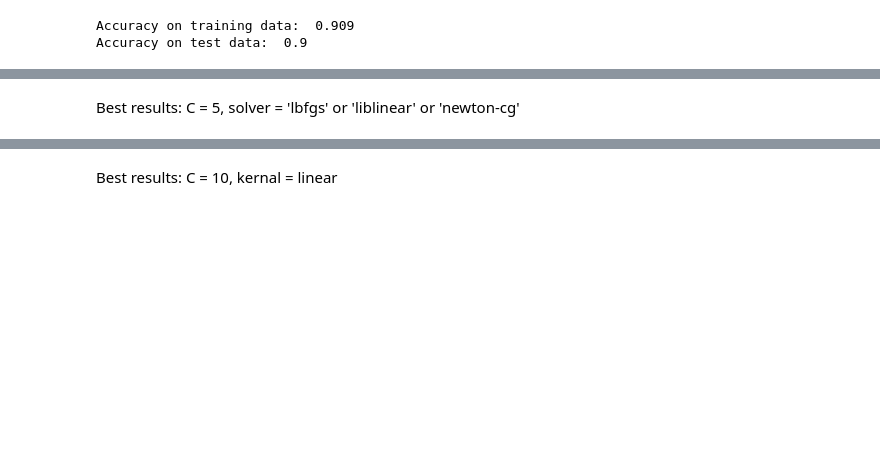
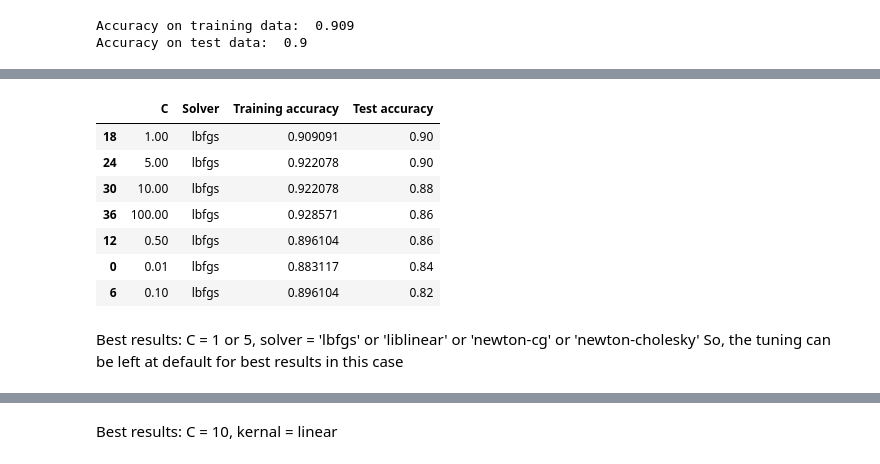
Before and after one commit to MichaelMcCarey/WildfiresProject, a Jupyter notebook: WildfiresProject.ipynb, the cells around one changed output, grey strips where cells are left out. Drawn from its saved outputs; the diff is of its cells as text; code cells hidden in the pictures; blank space fills up the shorter version.

```diff
--- a/WildfiresProject.ipynb
+++ b/WildfiresProject.ipynb
@@ -142,5 +166,19 @@ C=100, solver='saga', Accuracy on training data: 0.870, Accuracy on test data: 0
+# %%
+# to show effect of changing C with a constant solver with default 'lbfgs'
+logistic_chart_C = logistic_chart[logistic_chart['Solver'] == 'lbfgs']
+logistic_chart_C
+# %% [output]
+|  | C | Solver | Training accuracy | Test accuracy |
+| 18 | 1.00 | lbfgs | 0.909091 | 0.90 |
+| 24 | 5.00 | lbfgs | 0.922078 | 0.90 |
+| 30 | 10.00 | lbfgs | 0.922078 | 0.88 |
+| 36 | 100.00 | lbfgs | 0.928571 | 0.86 |
+| 12 | 0.50 | lbfgs | 0.896104 | 0.86 |
+| 0 | 0.01 | lbfgs | 0.883117 | 0.84 |
+| 6 | 0.10 | lbfgs | 0.896104 | 0.82 |
 # %% [markdown]
-Best results: C = 5, solver = 'lbfgs' or 'liblinear' or 'newton-cg'
+Best results: C = 1 or 5, solver = 'lbfgs' or 'liblinear' or 'newton-cg' or 'newton-cholesky'
+So, the tuning can be left at default for best results in this case
 # %%
 # creating SVC model with default settings
 model = SVC()
```
Also changed, not shown: parts of 6 cells of this notebook.
